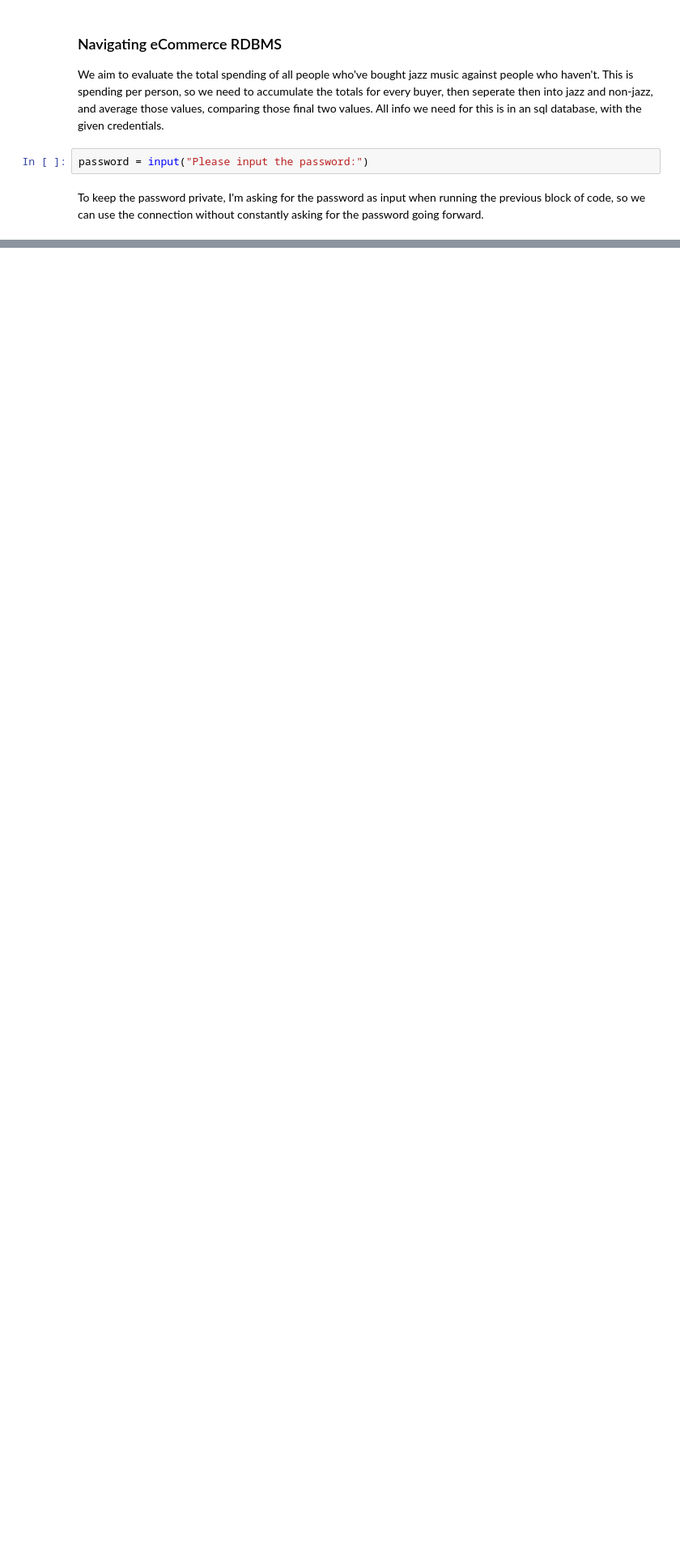
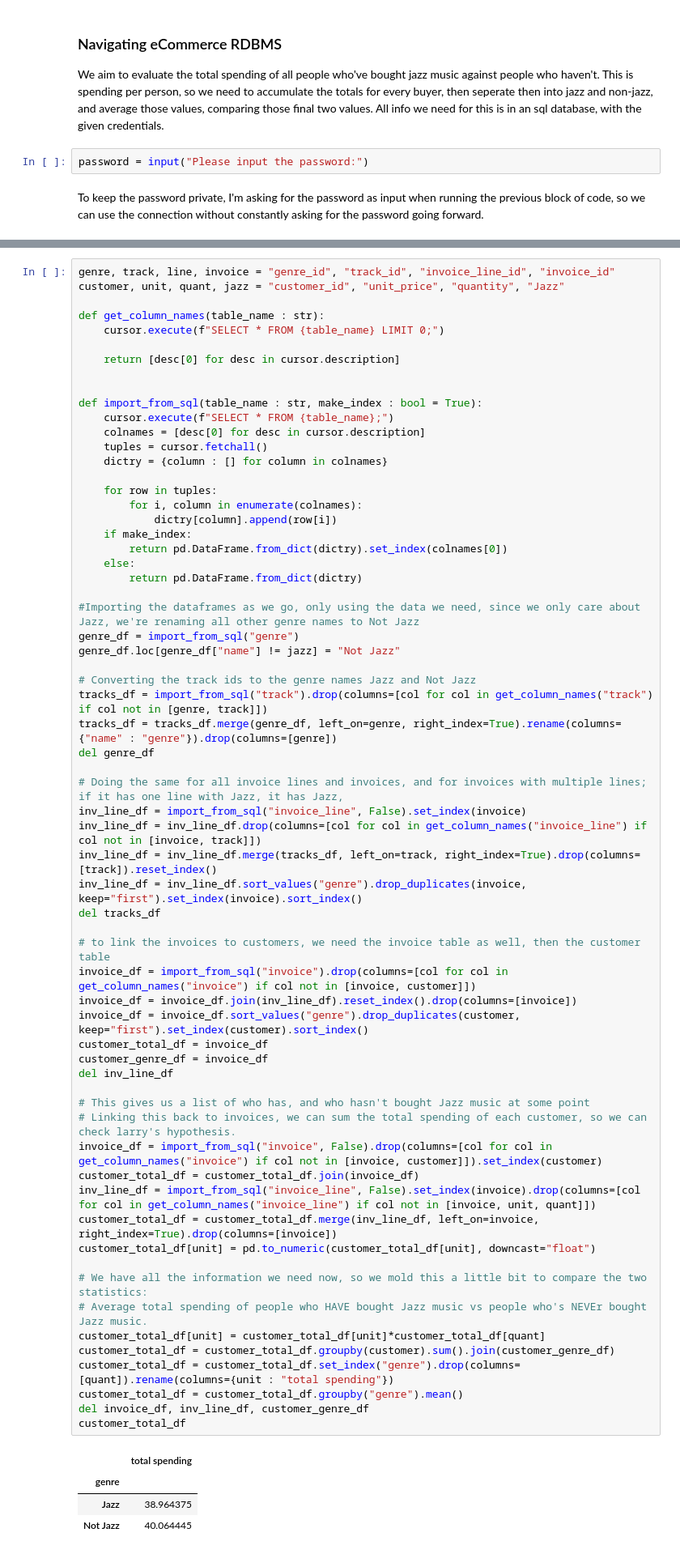
Before and after one commit to PhoenixEncoding/Eneco-assessment, a Jupyter notebook: Assessment.ipynb, the cells around one changed output, grey strips where cells are left out. Shown at 81% size. Saved outputs shown, nothing was run; the diff lists cells and outputs as text; blank space fills up the shorter version.

```diff
--- a/Assessment.ipynb
+++ b/Assessment.ipynb
@@ -156,0 +153,69 @@ where 'too many' means one or two.
+# %%
+genre, track, line, invoice = "genre_id", "track_id", "invoice_line_id", "invoice_id"
+customer, unit, quant, jazz = "customer_id", "unit_price", "quantity", "Jazz"
+
+def get_column_names(table_name : str):
+    cursor.execute(f"SELECT * FROM {table_name} LIMIT 0;")
+
+    return [desc[0] for desc in cursor.description]
+
+
+def import_from_sql(table_name : str, make_index : bool = True):
+    cursor.execute(f"SELECT * FROM {table_name};")
+    colnames = [desc[0] for desc in cursor.description]
+    tuples = cursor.fetchall()
+    dictry = {column : [] for column in colnames}
+
+    for row in tuples:
+        for i, column in enumerate(colnames):
+            dictry[column].append(row[i])
+    if make_index:
+        return pd.DataFrame.from_dict(dictry).set_index(colnames[0])
+    else:
+        return pd.DataFrame.from_dict(dictry)
+
+#Importing the dataframes as we go, only using the data we need, since we only care about Jazz, we're renaming all other genre names to Not Jazz
+genre_df = import_from_sql("genre")
+genre_df.loc[genre_df["name"] != jazz] = "Not Jazz"
+
+# Converting the track ids to the genre names Jazz and Not Jazz
+tracks_df = import_from_sql("track").drop(columns=[col for col in get_column_names("track") if col not in [genre, track]])
+tracks_df = tracks_df.merge(genre_df, left_on=genre, right_index=True).rename(columns={"name" : "genre"}).drop(columns=[genre])
+del genre_df
+
+# Doing the same for all invoice lines and invoices, and for invoices with multiple lines; if it has one line with Jazz, it has Jazz,
+inv_line_df = import_from_sql("invoice_line", False).set_index(invoice)
+inv_line_df = inv_line_df.drop(columns=[col for col in get_column_names("invoice_line") if col not in [invoice, track]])
+inv_line_df = inv_line_df.merge(tracks_df, left_on=track, right_index=True).drop(columns=[track]).reset_index()
+inv_line_df = inv_line_df.sort_values("genre").drop_duplicates(invoice, keep="first").set_index(invoice).sort_index()
+del tracks_df
+
+# to link the invoices to customers, we need the invoice table as well, then the customer table
+invoice_df = import_from_sql("invoice").drop(columns=[col for col in get_column_names("invoice") if col not in [invoice, customer]])
+invoice_df = invoice_df.join(inv_line_df).reset_index().drop(columns=[invoice])
+invoice_df = invoice_df.sort_values("genre").drop_duplicates(customer, keep="first").set_index(customer).sort_index()
+customer_total_df = invoice_df
+customer_genre_df = invoice_df
+del inv_line_df
+
+# This gives us a list of who has, and who hasn't bought Jazz music at some point
+# Linking this back to invoices, we can sum the total spending of each customer, so we can check larry's hypothesis.
+invoice_df = import_from_sql("invoice", False).drop(columns=[col for col in get_column_names("invoice") if col not in [invoice, customer]]).set_index(customer)
+customer_total_df = customer_total_df.join(invoice_df)
+inv_line_df = import_from_sql("invoice_line", False).set_index(invoice).drop(columns=[col for col in get_column_names("invoice_line") if col not in [invoice, unit, quant]])
+customer_total_df = customer_total_df.merge(inv_line_df, left_on=invoice, right_index=True).drop(columns=[invoice])
+customer_total_df[unit] = pd.to_numeric(customer_total_df[unit], downcast="float")
+
+# We have all the information we need now, so we mold this a little bit to compare the two statistics:
+# Average total spending of people who HAVE bought Jazz music vs people who's NEVEr bought Jazz music.
+customer_total_df[unit] = customer_total_df[unit]*customer_total_df[quant]
+customer_total_df = customer_total_df.groupby(customer).sum().join(customer_genre_df)
+customer_total_df = customer_total_df.set_index("genre").drop(columns=[quant]).rename(columns={unit : "total spending"})
+customer_total_df = customer_total_df.groupby("genre").mean()
+del invoice_df, inv_line_df, customer_genre_df
+customer_total_df
+# %% [output]
+|  | total spending |
+| genre |  |
+| Jazz | 38.964375 |
+| Not Jazz | 40.064445 |
```
Also changed, not shown: parts of 6 cells of this notebook.
